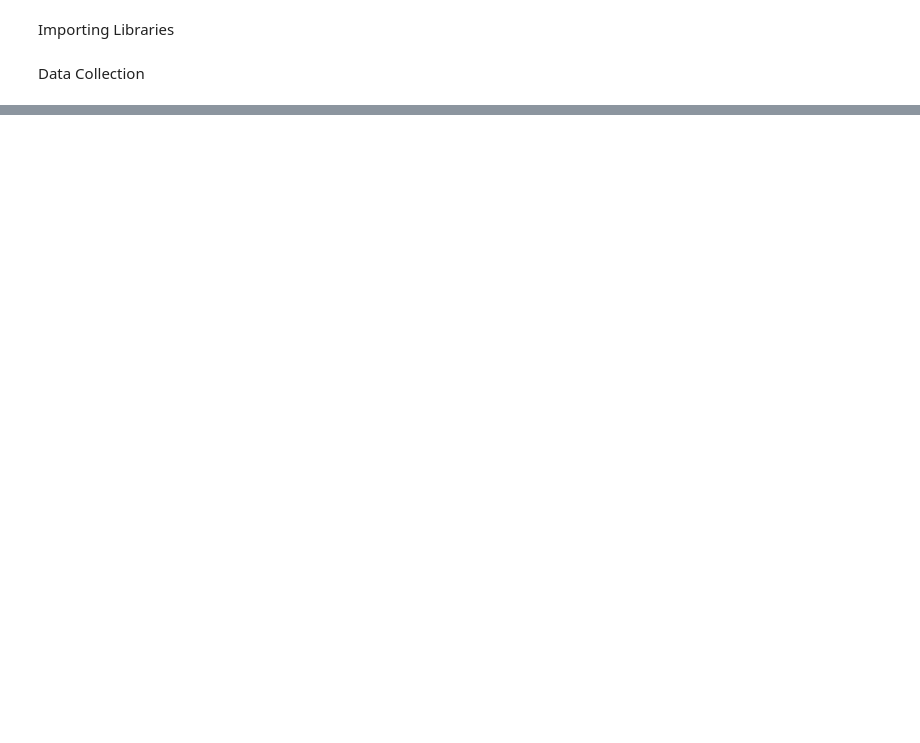
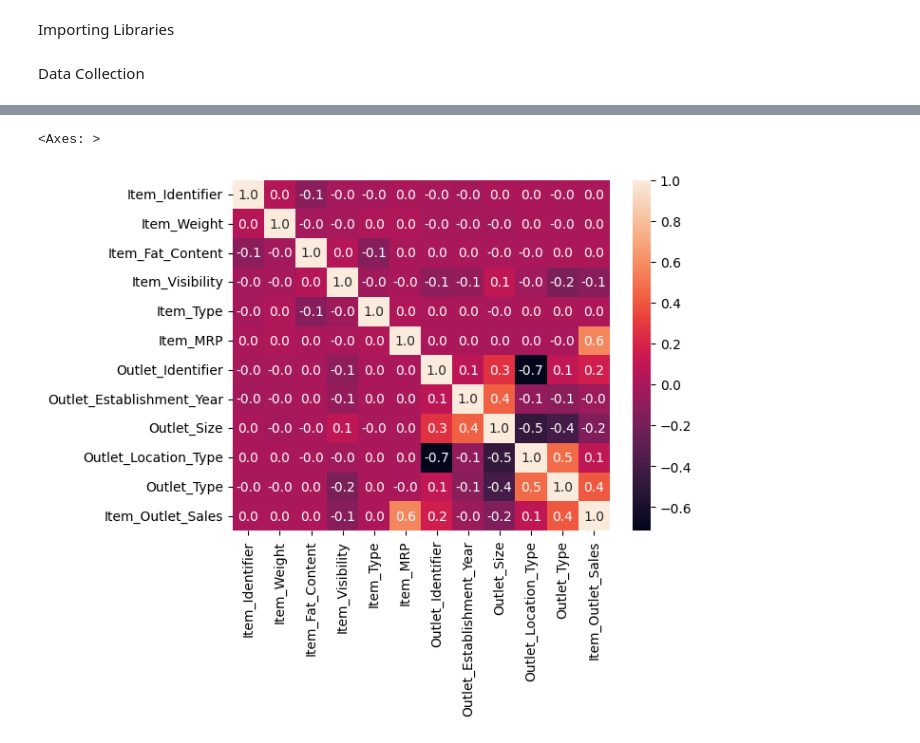
Before and after one commit to Kishan-hyalij/Big_Mart_Sales_Prediction, a Jupyter notebook: jupyter-BMSP.ipynb, the cells around one changed output, grey strips where cells are left out. Cells and saved outputs as stored; diff of their text form; code cells hidden in the pictures; blank space fills up the shorter version.

Commit message:
Data Preparation

```diff
--- a/jupyter-BMSP.ipynb
+++ b/jupyter-BMSP.ipynb
@@ -30,0 +148,3 @@ Market_Data.head()
+# %%
+Market_Data['Outlet_Size'].fillna('Small',inplace=True)
+Market_Data['Item_Weight'].fillna(Market_Data['Item_Weight'].mean(),inplace=True)
@@ -30,0 +184,9 @@ Market_Data.head()
+# %%
+Market_Data.replace({
+    'Item_Fat_Content':{'low fat':'Low Fat','reg':'Regular','LF':'Low Fat'},
+    'Outlet_Size':{'High':0,'Medium':1,'Small':2},
+    'Outlet_Location_Type':{'Tier 1':0,'Tier 2':1,'Tier 3':2},
+    'Outlet_Type':{'Grocery Store':0,'Supermarket Type1':1,'Supermarket Type2':2,'Supermarket Type3':3}
+                     },inplace=True)
+# %%
+Market_Data.replace({'Item_Fat_Content':{'Low Fat':0,'Regular':1}},inplace=True)
@@ -30,0 +202,6 @@ Market_Data.head()
+# %%
+encoder=LabelEncoder()
+
+Market_Data['Item_Identifier']=encoder.fit_transform(Market_Data['Item_Identifier'])
+Market_Data['Item_Type']=encoder.fit_transform(Market_Data['Item_Type'])
+Market_Data['Outlet_Identifier']=encoder.fit_transform(Market_Data['Outlet_Identifier'])
@@ -30,0 +220,6 @@ Market_Data.head()
+# %%
+corr=Market_Data.corr()
+sns.heatmap(data=corr,annot=True,fmt='0.1f')
+# %% [output]
+<Axes: >
+[figure, added]
```
Also changed, not shown: parts of 19 cells of this notebook, 1 other file.
